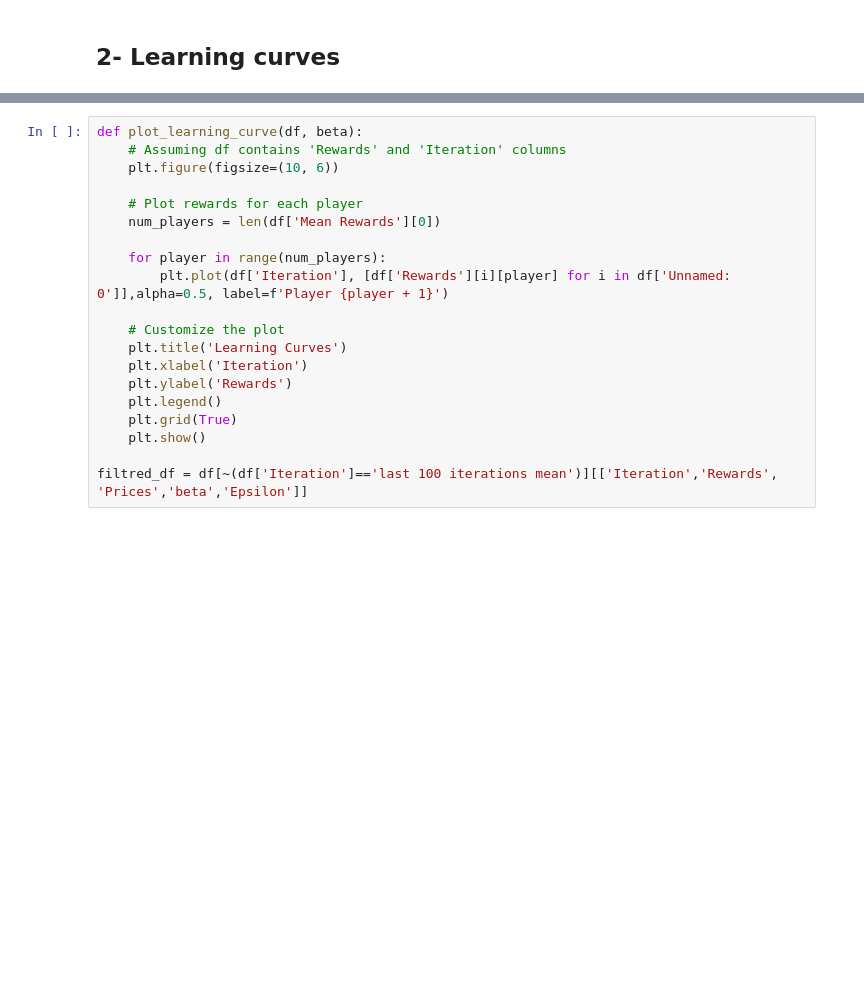
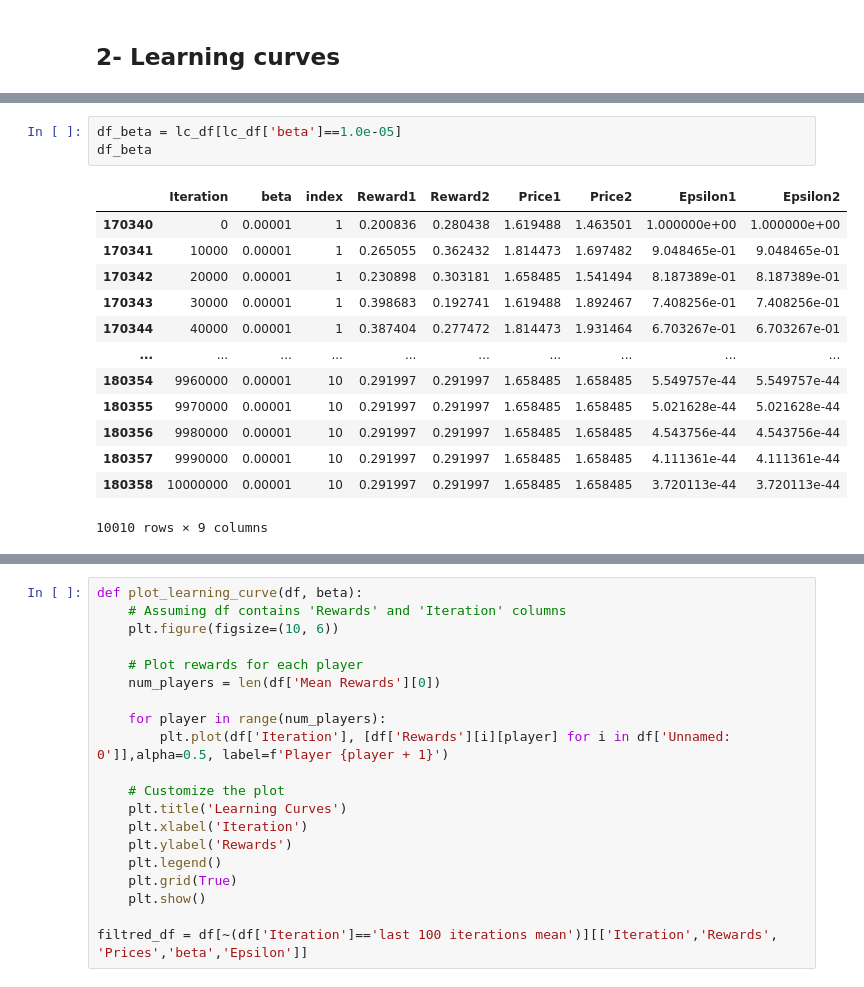
Before and after one commit to Suzie14/RLandPricing, a Jupyter notebook: notebooks/main.ipynb, the cells around one changed output, grey strips where cells are left out. Saved outputs shown, nothing was run; the diff lists cells and outputs as text; blank space fills up the shorter version.

```diff
--- a/notebooks/main.ipynb
+++ b/notebooks/main.ipynb
@@ -50,0 +122,17 @@ filtred_df
+# %%
+df_beta = lc_df[lc_df['beta']==1.0e-05]
+df_beta
+# %% [output]
+|  | Iteration | beta | index | Reward1 | Reward2 | Price1 | Price2 | Epsilon1 | Epsilon2 |
+| 170340 | 0 | 0.00001 | 1 | 0.200836 | 0.280438 | 1.619488 | 1.463501 | 1.000000e+00 | 1.000000e+00 |
+| 170341 | 10000 | 0.00001 | 1 | 0.265055 | 0.362432 | 1.814473 | 1.697482 | 9.048465e-01 | 9.048465e-01 |
+| 170342 | 20000 | 0.00001 | 1 | 0.230898 | 0.303181 | 1.658485 | 1.541494 | 8.187389e-01 | 8.187389e-01 |
+| 170343 | 30000 | 0.00001 | 1 | 0.398683 | 0.192741 | 1.619488 | 1.892467 | 7.408256e-01 | 7.408256e-01 |
+| 170344 | 40000 | 0.00001 | 1 | 0.387404 | 0.277472 | 1.814473 | 1.931464 | 6.703267e-01 | 6.703267e-01 |
+| ... | ... | ... | ... | ... | ... | ... | ... | ... | ... |
+| 180354 | 9960000 | 0.00001 | 10 | 0.291997 | 0.291997 | 1.658485 | 1.658485 | 5.549757e-44 | 5.549757e-44 |
+| 180355 | 9970000 | 0.00001 | 10 | 0.291997 | 0.291997 | 1.658485 | 1.658485 | 5.021628e-44 | 5.021628e-44 |
+| 180356 | 9980000 | 0.00001 | 10 | 0.291997 | 0.291997 | 1.658485 | 1.658485 | 4.543756e-44 | 4.543756e-44 |
+| 180357 | 9990000 | 0.00001 | 10 | 0.291997 | 0.291997 | 1.658485 | 1.658485 | 4.111361e-44 | 4.111361e-44 |
+| 180358 | 10000000 | 0.00001 | 10 | 0.291997 | 0.291997 | 1.658485 | 1.658485 | 3.720113e-44 | 3.720113e-44 |
+10010 rows × 9 columns
```
Also changed, not shown: parts of 21 cells of this notebook, 2 other files.
